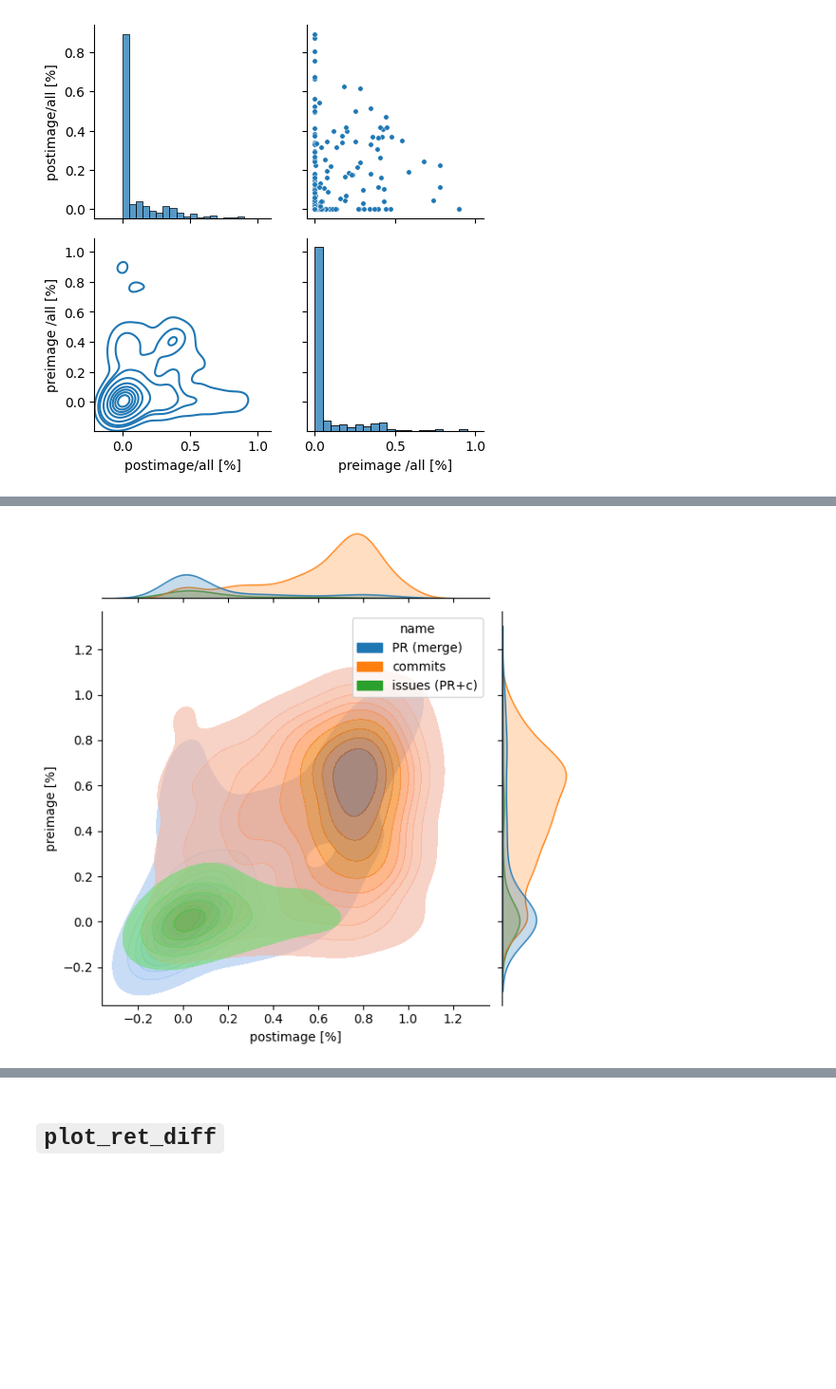
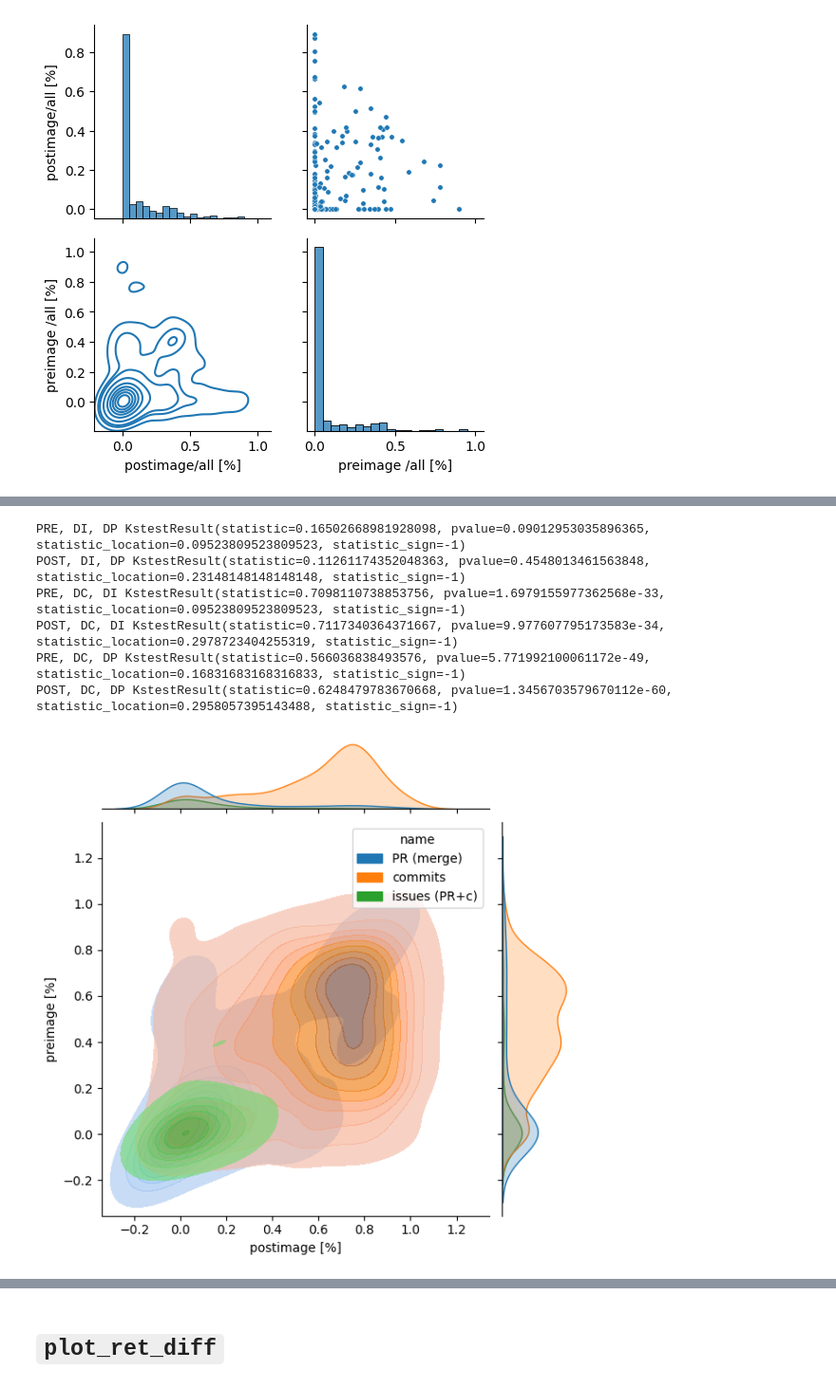
Before and after one commit to ncusi/MSR_Challenge_2024, a Jupyter notebook: notebooks/compare.ipynb, the cells around one changed output, grey strips where cells are left out. Shown at 95% size. Drawn from its saved outputs; the diff is of its cells as text; code cells hidden in the pictures; blank space fills up the shorter version.

Commit message:
used cutoff=0.6 and statistical tests

```diff
--- a/notebooks/compare.ipynb
+++ b/notebooks/compare.ipynb
@@ -1116,30 +961,61 @@ plot_ret_all({'commits': ret_fragments}, alpha=0.5)
 # %%
 
+from scipy import stats
 
 def plot_ret_all2(ret_dict, fname="distribution.svg", alpha=1):
     dfs = []
     for r in ret_dict:
         dfs.append(ret_to_df(ret_dict[r], r))
 
     df = pd.concat(dfs, keys=ret_dict.keys())
 
     df['postimage [%]'] = df['PS']/df['PS_all']
     df['preimage [%]'] = df['PR']/df['PR_all']
 
     # Show the joint distribution using kernel density estimation
     g = sns.jointplot(
         data=df,
         x="postimage [%]", y="preimage [%]", hue = 'name',
         alpha=alpha,
         kind="kde",
         fill=True,
     )
+
+    DP = df['name'] == 'PR (merge)'
+    DI = df['name'] == 'issues (PR+c)'
+    DC = df['name'] == 'commits'
+
+    cols = "preimage [%]"
+    print('PRE, DI, DP', stats.ks_2samp(df[DP][cols].to_numpy(), df[DI][cols].to_numpy()))
+
+    cols = "postimage [%]"
+    print('POST, DI, DP', stats.ks_2samp(df[DP][cols].to_numpy(), df[DI][cols].to_numpy()))
+
+    cols = "preimage [%]"
+    print('PRE, DC, DI', stats.ks_2samp(df[DC][cols].to_numpy(), df[DI][cols].to_numpy()))
+
+    cols = "postimage [%]"
+    print('POST, DC, DI', stats.ks_2samp(df[DC][cols].to_numpy(), df[DI][cols].to_numpy()))
+
+    cols = "preimage [%]"
+    print('PRE, DC, DP', stats.ks_2samp(df[DC][cols].to_numpy(), df[DP][cols].to_numpy()))
+
+    cols = "postimage [%]"
+    print('POST, DC, DP', stats.ks_2samp(df[DC][cols].to_numpy(), df[DP][cols].to_numpy()))
+
+
     plt.savefig(fname)
     plt.show()
 
 plot_ret_all2({'PR (merge)': ret_fragments_pr, 'commits': ret_fragments, 'issues (PR+c)': ret_fragments_issue}, alpha=0.6, fname="final.svg")
 # %% [output]
+PRE, DI, DP KstestResult(statistic=0.16502668981928098, pvalue=0.09012953035896365, statistic_location=0.09523809523809523, statistic_sign=-1)
+POST, DI, DP KstestResult(statistic=0.11261174352048363, pvalue=0.4548013461563848, statistic_location=0.23148148148148148, statistic_sign=-1)
+PRE, DC, DI KstestResult(statistic=0.7098110738853756, pvalue=1.6979155977362568e-33, statistic_location=0.09523809523809523, statistic_sign=-1)
+POST, DC, DI KstestResult(statistic=0.7117340364371667, pvalue=9.977607795173583e-34, statistic_location=0.2978723404255319, statistic_sign=-1)
+PRE, DC, DP KstestResult(statistic=0.566036838493576, pvalue=5.771992100061172e-49, statistic_location=0.16831683168316833, statistic_sign=-1)
+POST, DC, DP KstestResult(statistic=0.6248479783670668, pvalue=1.3456703579670112e-60, statistic_location=0.2958057395143488, statistic_sign=-1)
-[figure, old version]
+[figure, new version]
 # %%
 def plot_flow(ret_dict, fname="distribution.svg", alpha=0.7):
     dfs = []
```
Also changed, not shown: parts of 40 cells of this notebook, 1 other file.
